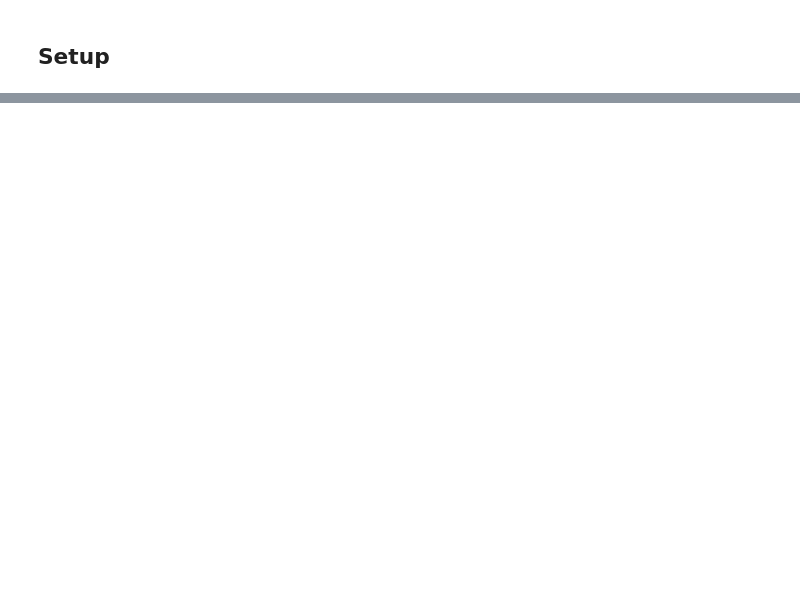
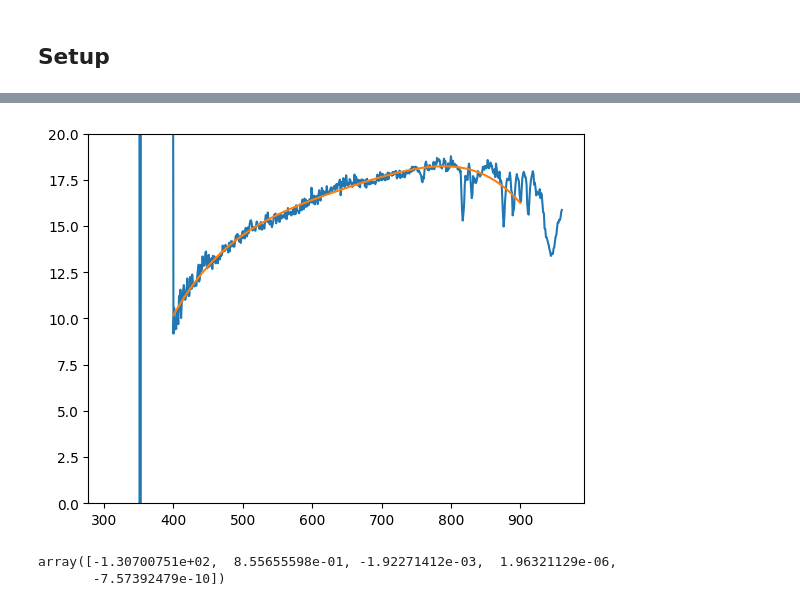
Before and after one commit to bgoblyos/instrumpy, a Jupyter notebook: notebook.ipynb, the cells around one changed output, grey strips where cells are left out. Saved outputs shown, nothing was run; the diff lists cells and outputs as text; code cells hidden in the pictures; blank space fills up the shorter version.

```diff
--- a/notebook.ipynb
+++ b/notebook.ipynb
@@ -86,0 +37,2 @@ False
+# %%
+df = pd.read_csv("./Config/PPMS_tap_calibration.csv")
@@ -86,0 +55,10 @@ False
+# %%
+mask = np.logical_and(df.wavelength >= 400, df.wavelength <= 800 )
+plt.plot(df.wavelength, df['head'] / df.tap)
+plt.ylim(0, 20)
+pf = np.polynomial.Polynomial.fit(df.wavelength[mask], df['head'][mask] / df.tap[mask], 4)
+xs = np.linspace(400, 900, 100)
+ys = pf(xs)
+plt.plot(xs, ys)
+pf
+# %% [output]
@@ -86,0 +66,6 @@ False
+[figure, added]
+# %%
+pf.convert().coef
+# %% [output]
+array([-1.30700751e+02,  8.55655598e-01, -1.92271412e-03,  1.96321129e-06,
+       -7.57392479e-10])
```
Also changed, not shown: parts of 24 cells of this notebook, 5 other files.
